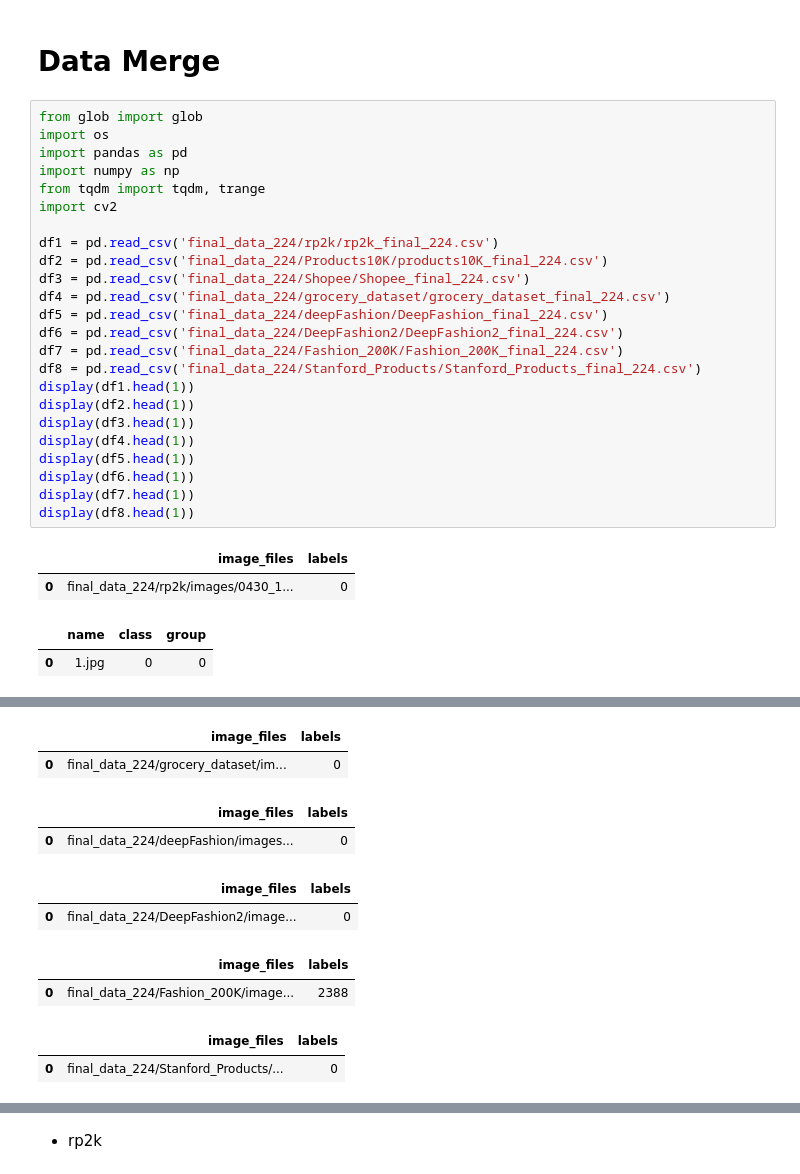
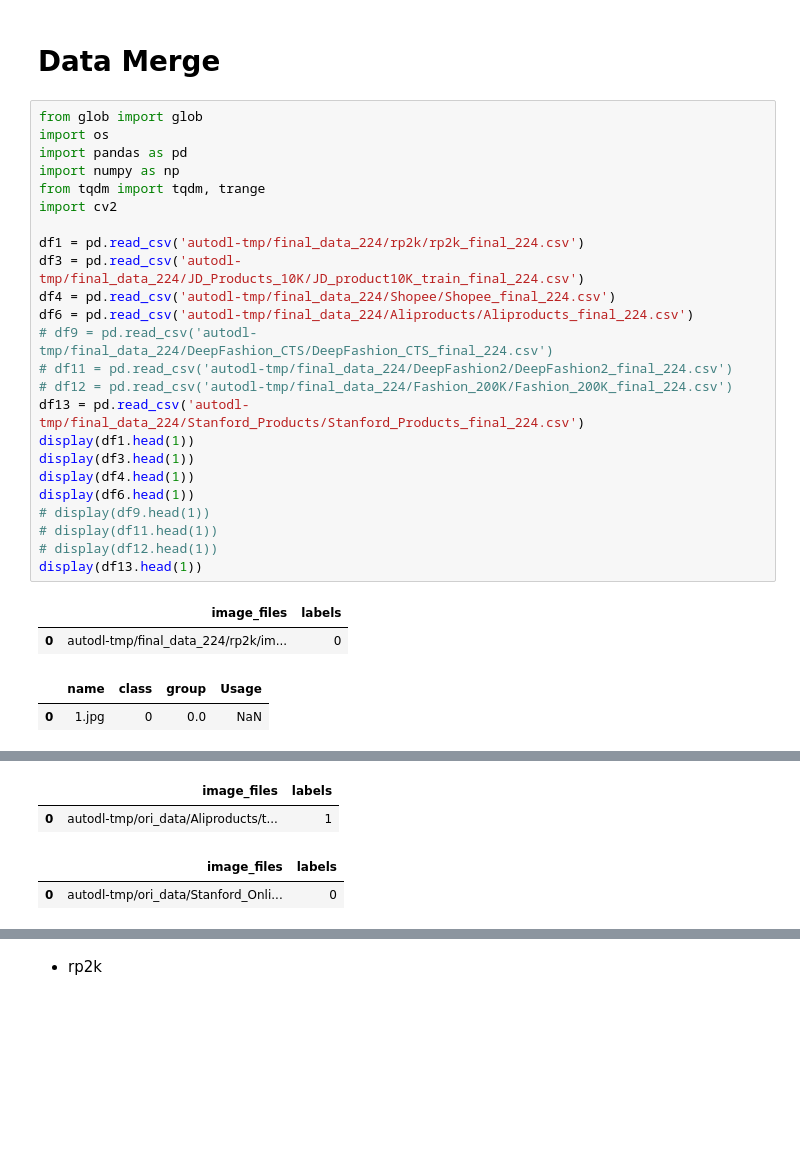
Before and after one commit to niveditarufus/vpr, a Jupyter notebook: big_dataset_creation/Data_Merge.ipynb, the cells around one changed output, grey strips where cells are left out. Drawn from its saved outputs; the diff is of its cells as text; blank space fills up the shorter version.

```diff
--- a/big_dataset_creation/Data_Merge.ipynb
+++ b/big_dataset_creation/Data_Merge.ipynb
@@ -3,43 +3,37 @@
 # %%
 from glob import glob
 import os
 import pandas as pd
 import numpy as np
 from tqdm import tqdm, trange
 import cv2
 
-df1 = pd.read_csv('final_data_224/rp2k/rp2k_final_224.csv')
-df2 = pd.read_csv('final_data_224/Products10K/products10K_final_224.csv')
-df3 = pd.read_csv('final_data_224/Shopee/Shopee_final_224.csv')
-df4 = pd.read_csv('final_data_224/grocery_dataset/grocery_dataset_final_224.csv')
-df5 = pd.read_csv('final_data_224/deepFashion/DeepFashion_final_224.csv')
-df6 = pd.read_csv('final_data_224/DeepFashion2/DeepFashion2_final_224.csv')
-df7 = pd.read_csv('final_data_224/Fashion_200K/Fashion_200K_final_224.csv')
-df8 = pd.read_csv('final_data_224/Stanford_Products/Stanford_Products_final_224.csv')
+df1 = pd.read_csv('autodl-tmp/final_data_224/rp2k/rp2k_final_224.csv')
+df3 = pd.read_csv('autodl-tmp/final_data_224/JD_Products_10K/JD_product10K_train_final_224.csv')
+df4 = pd.read_csv('autodl-tmp/final_data_224/Shopee/Shopee_final_224.csv')
+df6 = pd.read_csv('autodl-tmp/final_data_224/Aliproducts/Aliproducts_final_224.csv')
+# df9 = pd.read_csv('autodl-tmp/final_data_224/DeepFashion_CTS/DeepFashion_CTS_final_224.csv')
+# df11 = pd.read_csv('autodl-tmp/final_data_224/DeepFashion2/DeepFashion2_final_224.csv')
+# df12 = pd.read_csv('autodl-tmp/final_data_224/Fashion_200K/Fashion_200K_final_224.csv')
+df13 = pd.read_csv('autodl-tmp/final_data_224/Stanford_Products/Stanford_Products_final_224.csv')
 display(df1.head(1))
-display(df2.head(1))
 display(df3.head(1))
 display(df4.head(1))
-display(df5.head(1))
 display(df6.head(1))
-display(df7.head(1))
-display(df8.head(1))
+# display(df9.head(1))
+# display(df11.head(1))
+# display(df12.head(1))
+display(df13.head(1))
 # %% [output]
 |  | image_files | labels |
-| 0 | final_data_224/rp2k/images/0430_1... | 0 |
+| 0 | autodl-tmp/final_data_224/rp2k/im... | 0 |
-|  | name | class | group |
-| 0 | 1.jpg | 0 | 0 |
+|  | name | class | group | Usage |
+| 0 | 1.jpg | 0 | 0.0 | NaN |
 |  | posting_id | image | image_phash | title | label_group |
 | 0 | train_1646767365 | 1d7aadc7503b2b4539cc9a5fe41979dd.jpg | e925873ed09cd08f | Sarung celana wadimor original 10... | 258047 |
 |  | image_files | labels |
-| 0 | final_data_224/grocery_dataset/im... | 0 |
+| 0 | autodl-tmp/ori_data/Aliproducts/t... | 1 |
 |  | image_files | labels |
-| 0 | final_data_224/deepFashion/images... | 0 |
+| 0 | autodl-tmp/ori_data/Stanford_Onli... | 0 |
-|  | image_files | labels |
-| 0 | final_data_224/DeepFashion2/image... | 0 |
-|  | image_files | labels |
-| 0 | final_data_224/Fashion_200K/image... | 2388 |
-|  | image_files | labels |
-| 0 | final_data_224/Stanford_Products/... | 0 |
 # %%
 df1_labels = df1['labels'].unique()
```
Also changed, not shown: parts of 15 cells of this notebook, 2 other files.
